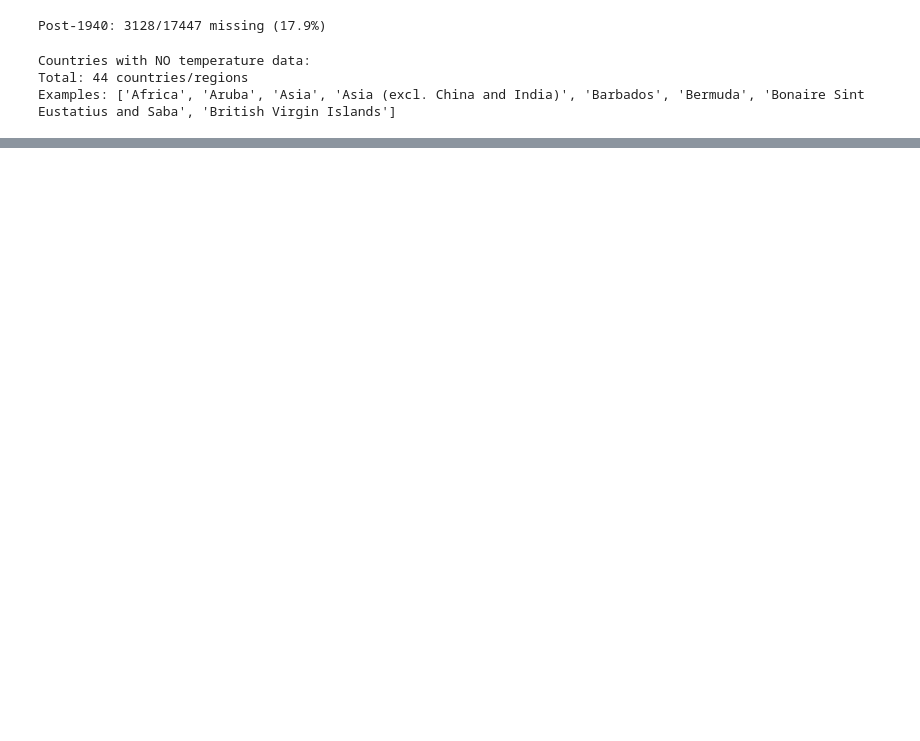
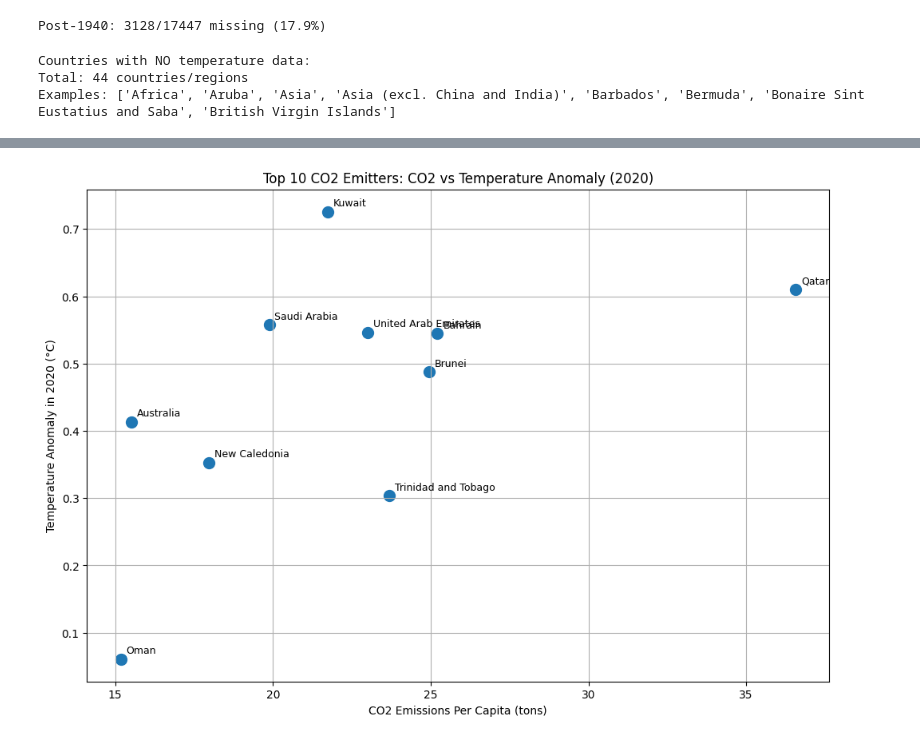
Before and after one commit to michaelhobe/CST184-Data-Analysis-and-Visualization, a Jupyter notebook: CST184_Weekly_Activities/Project 2/cleaningroom/cleaningthefiles.ipynb, the cells around one changed output, grey strips where cells are left out. Cells and saved outputs as stored; diff of their text form; code cells hidden in the pictures; blank space fills up the shorter version.

```diff
--- a/CST184_Weekly_Activities/Project 2/cleaningroom/cleaningthefiles.ipynb
+++ b/CST184_Weekly_Activities/Project 2/cleaningroom/cleaningthefiles.ipynb
@@ -172,0 +440,9 @@ Examples: ['Africa', 'Aruba', 'Asia', 'Asia (excl. China and India)', 'Barbados'
+# %%
+print("Top 10 CO2 Emitters in 2020")
+for i, row in top_10.iterrows():
+    temp = row['Annual Temperature Anomaly']
+    if pd.isna(temp):
+        temp_str = "No data"
+    else:
+        temp_str = f"{temp:.2f}°C"
+    print(f"{row['Country Name']}: {row['CO2 Emissions Per Capita']:.1f} tons CO2, Temp anomaly: {temp_str}")
@@ -172,0 +461,20 @@ Examples: ['Africa', 'Aruba', 'Asia', 'Asia (excl. China and India)', 'Barbados'
+# %%
+# Create scatter plot
+top_10_clean = top_10.dropna(subset=['Annual Temperature Anomaly'])
+
+plt.figure(figsize=(12, 8))
+plt.scatter(top_10_clean['CO2 Emissions Per Capita'], top_10_clean['Annual Temperature Anomaly'], s=100)
+
+# Add country labels
+for i, row in top_10_clean.iterrows():
+    plt.annotate(row['Country Name'],
+                (row['CO2 Emissions Per Capita'], row['Annual Temperature Anomaly']),
+                xytext=(5, 5), textcoords='offset points', fontsize=9)
+
+plt.xlabel('CO2 Emissions Per Capita (tons)')
+plt.ylabel('Temperature Anomaly in 2020 (°C)')
+plt.title('Top 10 CO2 Emitters: CO2 vs Temperature Anomaly (2020)')
+plt.grid(True)
+plt.show()
+# %% [output]
+[figure, added]
```
Also changed, not shown: parts of 37 cells of this notebook, 5 other files.
